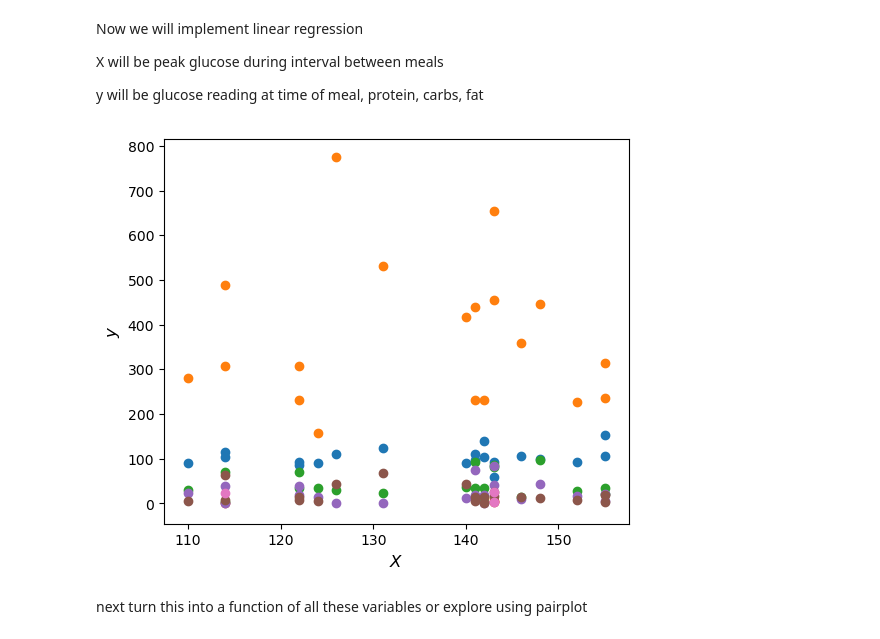
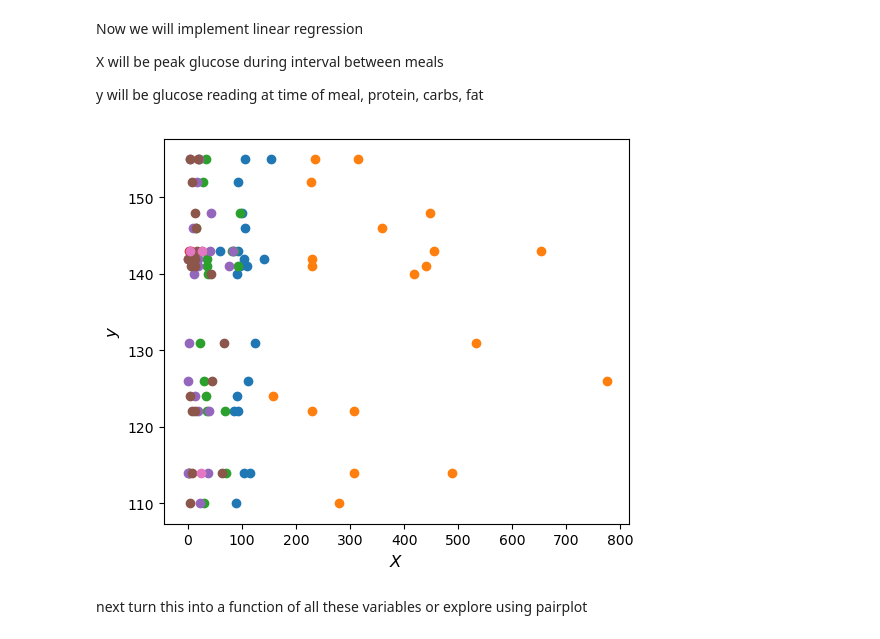
Before and after one commit to NoahGillespie/CGM, a Jupyter notebook: plot_peak_glu_vs_meal_glu.ipynb, the cells around one changed output. Cells and saved outputs as stored; diff of their text form; code cells hidden in the pictures.

Commit message:
simple linear regression with peak glucose reading vs glucose value at time of meal

```diff
--- a/plot_peak_glu_vs_meal_glu.ipynb
+++ b/plot_peak_glu_vs_meal_glu.ipynb
@@ -49,31 +49,31 @@ X will be peak glucose during interval between meals
 y will be glucose reading at time of meal, protein, carbs, fat
 # %%
 
-X = max_glucose_between_meals_dataset(cgm_data=data,participant_num=1)["max_glu_post_meal"]
+y = max_glucose_between_meals_dataset(cgm_data=data,participant_num=1)["max_glu_post_meal"]
 # %%
-y1 = max_glucose_between_meals_dataset(cgm_data=data,participant_num=1)["glu_at_first_meal"]
-y2 = max_glucose_between_meals_dataset(cgm_data=data,participant_num=1)["calorie"]
-y3 = max_glucose_between_meals_dataset(cgm_data=data,participant_num=1)["total_carb"]
-y4 = max_glucose_between_meals_dataset(cgm_data=data,participant_num=1)["dietary_fiber"]
-y5 = max_glucose_between_meals_dataset(cgm_data=data,participant_num=1)["sugar"]
-y6 = max_glucose_between_meals_dataset(cgm_data=data,participant_num=1)["protein"]
-y7 = max_glucose_between_meals_dataset(cgm_data=data,participant_num=1)["total_fat"]
+x1 = max_glucose_between_meals_dataset(cgm_data=data,participant_num=1)["glu_at_first_meal"]
+x2 = max_glucose_between_meals_dataset(cgm_data=data,participant_num=1)["calorie"]
+x3 = max_glucose_between_meals_dataset(cgm_data=data,participant_num=1)["total_carb"]
+x4 = max_glucose_between_meals_dataset(cgm_data=data,participant_num=1)["dietary_fiber"]
+x5 = max_glucose_between_meals_dataset(cgm_data=data,participant_num=1)["sugar"]
+x6 = max_glucose_between_meals_dataset(cgm_data=data,participant_num=1)["protein"]
+x7 = max_glucose_between_meals_dataset(cgm_data=data,participant_num=1)["total_fat"]
 # %%
 plt.figure(figsize=(6,5))
 
-plt.scatter(X, y1)
-plt.scatter(X, y2)
-plt.scatter(X, y3)
-plt.scatter(X, y4)
-plt.scatter(X, y5)
-plt.scatter(X, y6)
-plt.scatter(X, y7)
+plt.scatter(x1, y)
+plt.scatter(x2, y)
+plt.scatter(x3, y)
+plt.scatter(x4, y)
+plt.scatter(x5, y)
+plt.scatter(x6, y)
+plt.scatter(x7, y)
 
 plt.xlabel("$X$", fontsize=12)
 plt.ylabel("$y$", fontsize=12)
 
 plt.show()
 # %% [output]
-[figure, old version]
+[figure, new version]
 # %% [markdown]
 next turn this into a function of all these variables or explore using pairplot
```
Also changed, not shown: parts of 8 cells of this notebook.
